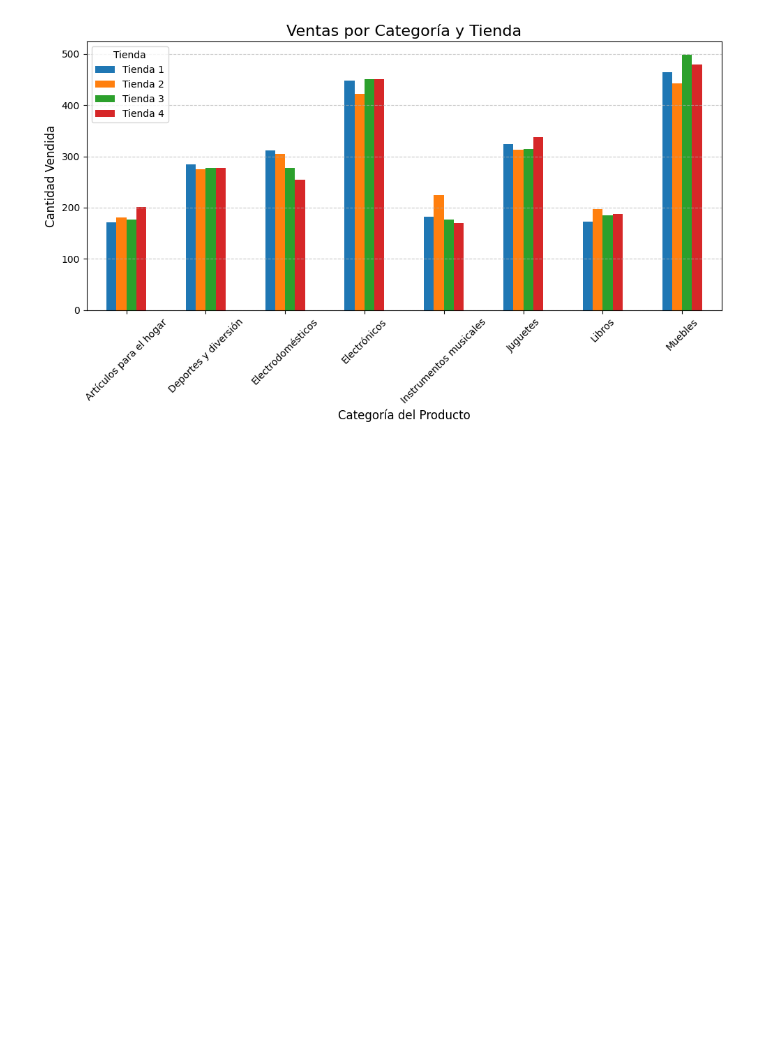
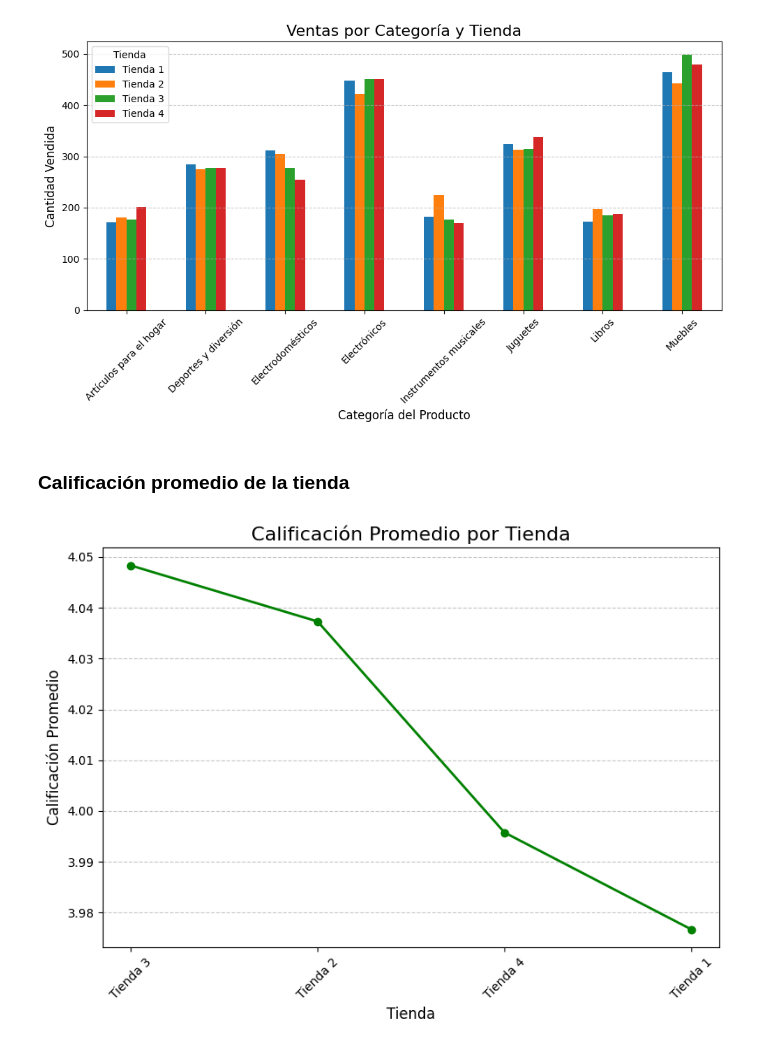
Before and after one commit to ddk1902/Data_Analyst_Challeng1, a Jupyter notebook: AluraStoreLatam.ipynb, the cells around one changed output. Drawn from its saved outputs; the diff is of its cells as text; code cells hidden in the pictures; blank space fills up the shorter version.

Commit message:
Gráficos sobre calificación promedio de cada tienda

```diff
--- a/AluraStoreLatam.ipynb
+++ b/AluraStoreLatam.ipynb
@@ -352,3 +352,29 @@ plt.tight_layout()
 plt.show()
 # %% [output]
 [figure]
+# %% [markdown]
+###  Calificación promedio de la tienda
+# %%
+# Crear un gráfico de líneas
+plt.figure(figsize=(8, 6))
+plt.plot(
+    promedio_por_tienda_ordenado['Tienda'],
+    promedio_por_tienda_ordenado['Calificación Promedio'],
+    marker='o',
+    color='green',
+    linestyle='-',
+    linewidth=2
+)
+
+# Personalizar el gráfico
+plt.title('Calificación Promedio por Tienda', fontsize=16)
+plt.xlabel('Tienda', fontsize=12)
+plt.ylabel('Calificación Promedio', fontsize=12)
+plt.xticks(rotation=45)
+plt.grid(axis='y', linestyle='--', alpha=0.7)
+
+# Mostrar el gráfico
+plt.tight_layout()
+plt.show()
+# %% [output]
+[figure, added]
```
